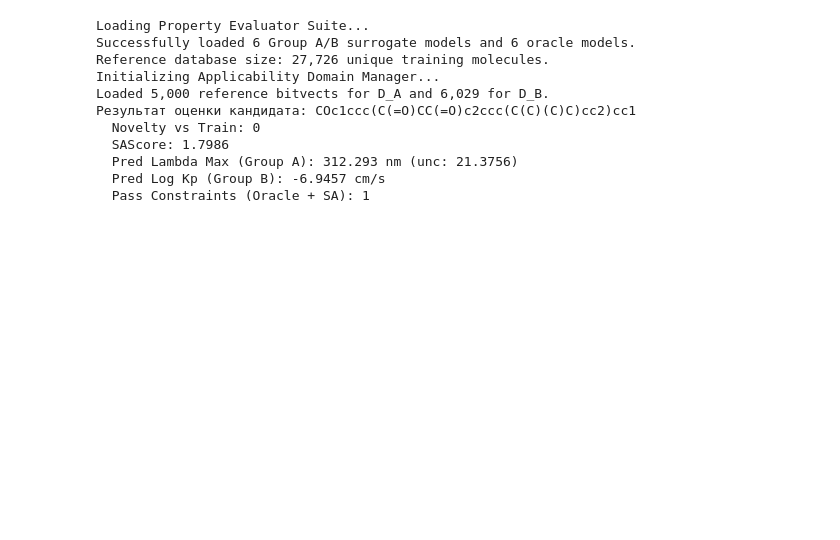
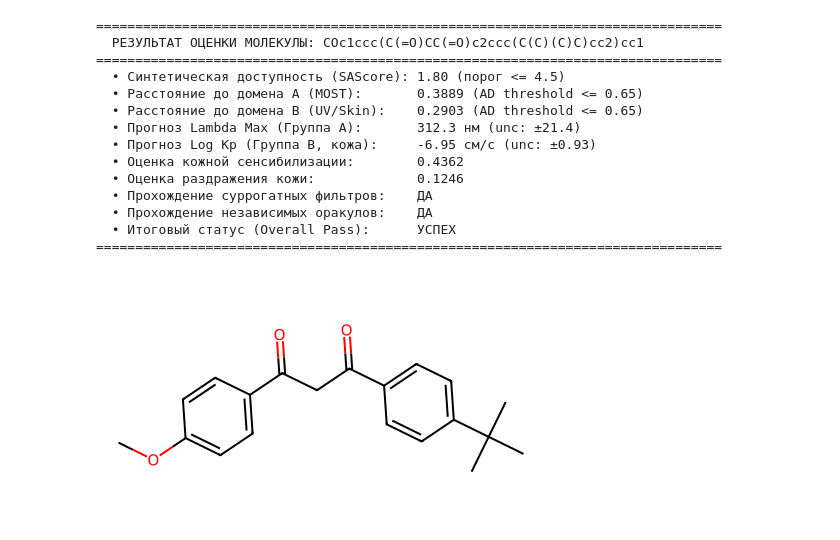
Before and after one commit to suharevalexey/Case, a Jupyter notebook: MOST_UV_End_to_End_Colab.ipynb, the cells around one changed output. Drawn from its saved outputs; the diff is of its cells as text; code cells hidden in the pictures; blank space fills up the shorter version.

```diff
--- a/MOST_UV_End_to_End_Colab.ipynb
+++ b/MOST_UV_End_to_End_Colab.ipynb
@@ -29,27 +65,49 @@ print(df_res[['method', 'Validity', 'Uniqueness', 'Novelty', 'Internal_Diversity
-# %%
-# 3. Интерактивная оценка молекулы через PropertyEvaluatorSuite
-import sys
-sys.path.insert(0, 'src')
-from evaluators import PropertyEvaluatorSuite
-
-suite = PropertyEvaluatorSuite()
-candidate = 'COc1ccc(C(=O)CC(=O)c2ccc(C(C)(C)C)cc2)cc1' # Avobenzone
-res = suite.evaluate_molecule(candidate)
-print(f'Результат оценки кандидата: {candidate}')
-print(f'  Novelty vs Train: {res["novelty"]}')
-print(f'  SAScore: {res["synthetic_accessibility"]}')
-print(f'  Pred Lambda Max (Group A): {res["pred_group_A_absorption_max_nm"]} nm (unc: {res["unc_group_A_absorption_max_nm"]})')
-print(f'  Pred Log Kp (Group B): {res["pred_group_B_log_kp"]} cm/s')
-print(f'  Pass Constraints (Oracle + SA): {res["pass_constraints"]}')
-# %% [output]
-Loading Property Evaluator Suite...
-Successfully loaded 6 Group A/B surrogate models and 6 oracle models.
-Reference database size: 27,726 unique training molecules.
-Initializing Applicability Domain Manager...
-Loaded 5,000 reference bitvects for D_A and 6,029 for D_B.
-Результат оценки кандидата: COc1ccc(C(=O)CC(=O)c2ccc(C(C)(C)C)cc2)cc1
-  Novelty vs Train: 0
-  SAScore: 1.7986
-  Pred Lambda Max (Group A): 312.293 nm (unc: 21.3756)
-  Pred Log Kp (Group B): -6.9457 cm/s
-  Pass Constraints (Oracle + SA): 1
+# %%
+# 3. Интерактивная оценка молекулы через PropertyEvaluatorSuite
+import sys
+if 'src' not in sys.path:
+    sys.path.insert(0, 'src')
+from evaluators import PropertyEvaluatorSuite
+from rdkit import Chem
+from rdkit.Chem import Draw
+
+suite = PropertyEvaluatorSuite()
+
+# Тестовая молекула: Авобензон (эталонный UV-фильтр)
+test_smiles = 'COc1ccc(C(=O)CC(=O)c2ccc(C(C)(C)C)cc2)cc1'
+res = suite.evaluate_molecule(test_smiles)
+
+print("=" * 80)
+print(f"  РЕЗУЛЬТАТ ОЦЕНКИ МОЛЕКУЛЫ: {test_smiles}")
+print("=" * 80)
+print(f"  • Синтетическая доступность (SAScore): {res['synthetic_accessibility']:.2f} (порог <= 4.5)")
+print(f"  • Расстояние до домена A (MOST):       {res['dist_to_D_A']:.4f} (AD threshold <= 0.65)")
+print(f"  • Расстояние до домена B (UV/Skin):    {res['dist_to_D_B']:.4f} (AD threshold <= 0.65)")
+print(f"  • Прогноз Lambda Max (Группа A):       {res['pred_group_A_absorption_max_nm']:.1f} нм (unc: ±{res['unc_group_A_absorption_max_nm']:.1f})")
+print(f"  • Прогноз Log Kp (Группа B, кожа):     {res['pred_group_B_log_kp']:.2f} см/с (unc: ±{res['unc_group_B_log_kp']:.2f})")
+print(f"  • Оценка кожной сенсибилизации:        {res['pred_group_B_skin_sensitization']:.4f}")
+print(f"  • Оценка раздражения кожи:             {res['pred_group_B_skin_irritation']:.4f}")
+print(f"  • Прохождение суррогатных фильтров:    {'ДА' if res['pass_surrogate_all'] else 'НЕТ'}")
+print(f"  • Прохождение независимых оракулов:    {'ДА' if res['pass_oracle_all'] else 'НЕТ'}")
+print(f"  • Итоговый статус (Overall Pass):      {'УСПЕХ' if res['pass_constraints'] else 'ОТСЕВ'}")
+print("=" * 80)
+
+mol = Chem.MolFromSmiles(test_smiles)
+img = Draw.MolToImage(mol, size=(450, 250))
+display(img)
+# %% [output]
+================================================================================
+  РЕЗУЛЬТАТ ОЦЕНКИ МОЛЕКУЛЫ: COc1ccc(C(=O)CC(=O)c2ccc(C(C)(C)C)cc2)cc1
+================================================================================
+  • Синтетическая доступность (SAScore): 1.80 (порог <= 4.5)
+  • Расстояние до домена A (MOST):       0.3889 (AD threshold <= 0.65)
+  • Расстояние до домена B (UV/Skin):    0.2903 (AD threshold <= 0.65)
+  • Прогноз Lambda Max (Группа A):       312.3 нм (unc: ±21.4)
+  • Прогноз Log Kp (Группа B, кожа):     -6.95 см/с (unc: ±0.93)
+  • Оценка кожной сенсибилизации:        0.4362
+  • Оценка раздражения кожи:             0.1246
+  • Прохождение суррогатных фильтров:    ДА
+  • Прохождение независимых оракулов:    ДА
+  • Итоговый статус (Overall Pass):      УСПЕХ
+================================================================================
+[figure, added]
```
Also changed, not shown: parts of 5 cells of this notebook, 4 other files.
